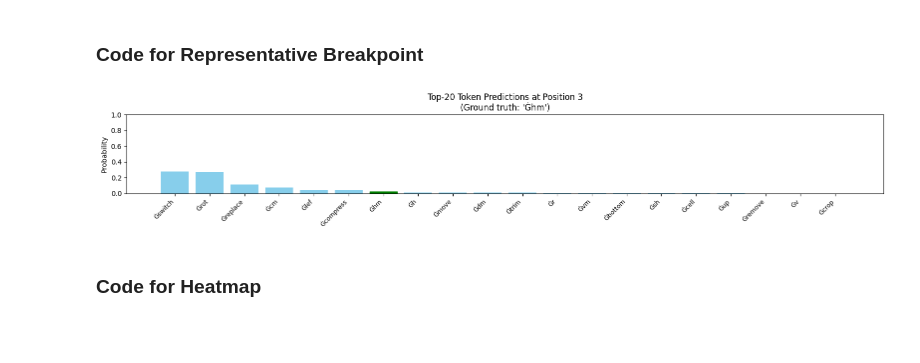
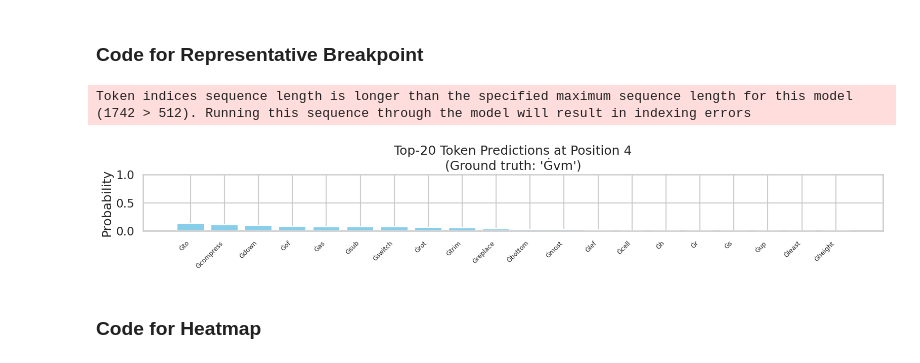
Before and after one commit to MGWSimpson/AlphaARC, a Jupyter notebook: analysis/identifying_breakpoints.ipynb, the cells around one changed output. Saved outputs shown, nothing was run; the diff lists cells and outputs as text; code cells hidden in the pictures; blank space fills up the shorter version.

Commit message:
Lots of graphs etc.

```diff
--- a/analysis/identifying_breakpoints.ipynb
+++ b/analysis/identifying_breakpoints.ipynb
@@ -421,36 +401,37 @@ def output_token_distribution_at_position(task_id, tokens, probs, tokenizer, pos
     topk_idx = np.argsort(token_probs)[-top_k:][::-1]
     topk_probs = token_probs[topk_idx]
     topk_tokens = tokenizer.convert_ids_to_tokens(topk_idx)
 
     plt.figure(figsize=(top_k * 0.8, 3))
     bars = plt.bar(range(top_k), topk_probs, color='skyblue')
     plt.xticks(range(top_k), topk_tokens, rotation=45, ha='right', fontsize=9)
     plt.ylim(0, 1)
     plt.ylabel("Probability")
     plt.title(f"Top-{top_k} Token Predictions at Position {position}\n(Ground truth: '{tokens[position]}')")
 
     # Optionally highlight the true token in red if it's in top-k
     true_token = tokens[position]
     try:
         true_token_id = tokenizer.convert_tokens_to_ids(true_token)
         if true_token_id in topk_idx:
             idx_in_topk = list(topk_idx).index(true_token_id)
             bars[idx_in_topk].set_color('green')
     except:
         pass  # token not found or unknown token
 
     plt.tight_layout()
     plt.savefig(f'../figures/topk-token-distribution-pos{position}.png')
     plt.show()
 
 
-task_id= '68b16354'
+task_id= '9ecd008a'
 tokens, p_token = compute_probs_for_task(task_id,  model_path=model_path)
 
 
-output_token_distribution_at_position(task_id, tokens, p_token, AutoTokenizer.from_pretrained('Salesforce/codet5p-220m'), position= 3, top_k=20)
+output_token_distribution_at_position(task_id, tokens, p_token, AutoTokenizer.from_pretrained('Salesforce/codet5p-220m'), position= 4, top_k=20)
 # %% [output]
+Token indices sequence length is longer than the specified maximum sequence length for this model (1742 > 512). Running this sequence through the model will result in indexing errors
-[figure, old version]
+[figure, new version]
 # %% [markdown]
 ### Code for Heatmap
 # %%
```
Also changed, not shown: parts of 5 cells of this notebook, 25 other files.
